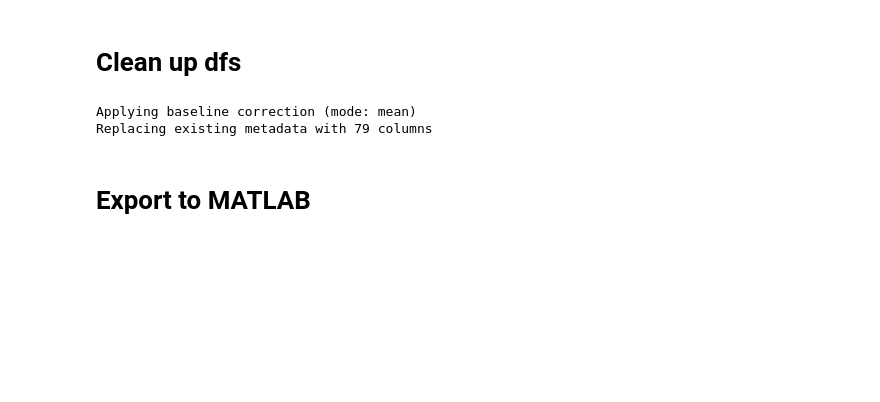
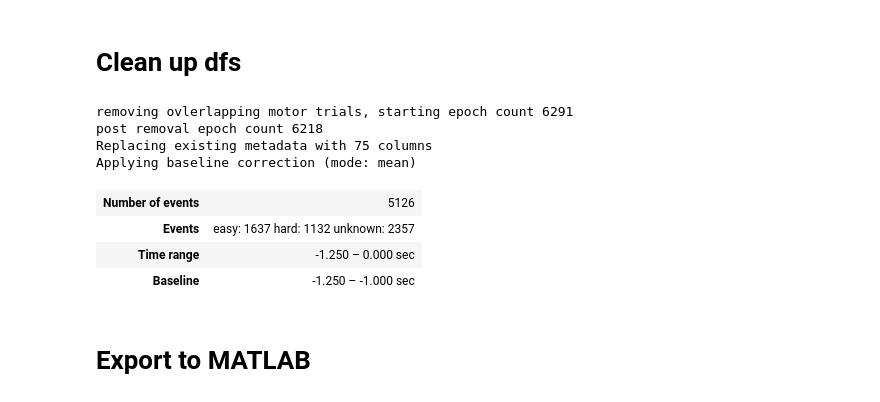
Before and after one commit to schko/mna, a Jupyter notebook: notebooks/motor_paper/eeg2beh.ipynb, the cells around one changed output. Saved outputs shown, nothing was run; the diff lists cells and outputs as text; code cells hidden in the pictures; blank space fills up the shorter version.

```diff
--- a/notebooks/motor_paper/eeg2beh.ipynb
+++ b/notebooks/motor_paper/eeg2beh.ipynb
@@ -97,12 +46,15 @@ def str_list_to_list(lst):
 # %%
-output_dir = '../output/batch_analysis_non_baseline_non_averaged/'
+output_dir = f"{path_to_base_package}/output/batch_analysis_motor/"
+output_dir_non_baseline_non_average = f"{path_to_base_package}/output/batch_analysis_motor/saved_files_non_baseline_non_average/" # saved files directory (trial or motor)
 remove_sessions = [(15,1),(22,1)]
+p_val_criteria = 0.05
+preturn = 1000
 rel_regions = {'premotor_regions': ['FC3', 'FC1', 'FCz', 'FC2', 'FC4'], 'dorsolateral_prefrontal': ['AF3', 'AFz', 'AF4'], 'intermediate_frontal': ['F3', 'F1', 'Fz', 'F2', 'F4']}
 all_regions = sum(rel_regions.values(),[])
 
-pupil_df = pd.read_csv(f"../output/pupil_exposure/participant_level_exposure_fits.csv")
+pupil_df = pd.read_csv(f"{path_to_base_package}/output/pupil_exposure/participant_level_exposure_fits.csv")
 trial_dfs = pd.read_csv(f"{output_dir}all_results.csv")
-motor_dfs = read_motor_csvs()
+motor_dfs = read_motor_csvs(output_dir)
 motor_dfs['post_steer_event_raw'] = motor_dfs['post_steer_event_raw'].apply(str_list_to_list)
-motor_epochs = get_motor_epochs()
+motor_epochs = get_motor_epochs(output_dir_non_baseline_non_average)
 # %% [output]
@@ -127,6 +77,26 @@ eye_cols = ['Left Pupil Diameter', "NSLR_count_Fixation", "NSLR_count_Saccade",
 ecg_cols = ['bpm', 'sdnn', 'rmssd', 'pnn50']  # rmssd = parasympathetic
 motor_cols = ['abs_sum_delta_steer_input', 'abs_sum_delta_brake_input', 'abs_sum_delta_throttle_input']
 
+def remove_motor_overlaps(test_df):
+    test_df = test_df.reset_index(drop=True)
+    trial_list = list(zip(test_df.trial_start_time, test_df.trial_end_time, test_df.index))
+    overlaps = []
+    for i in range(1,len(trial_list)):
+        base_data = trial_list[i]
+        check_data = trial_list[i-1]
+        if base_data[1] > check_data[0] and base_data[1] <= check_data[1]:
+            overlaps.append((base_data, check_data, base_data[1]-check_data[0], base_data[2], check_data[2]))
+            assert base_data[1]-check_data[0] != 1, 'Major issue, repeating trials found. Double check'
+    drop_rows = []
+    for overlap in overlaps:
+        row_1 = test_df.iloc[overlap[-1]]
+        row_2 = test_df.iloc[overlap[-2]]
+        if np.argmax([row_1.Abs_Steer_Wheel_Degree, row_2.Abs_Steer_Wheel_Degree]) == 0: # if row 1 has larger steer motion, drop the other
+            drop_rows.append(overlap[-2])
+        else:
+            drop_rows.append(overlap[-1])
+    test_df = test_df.drop(drop_rows,axis=0)
+    return test_df
 
 def clean_up_trials(input_df):
     all_dfs_final = clean_up_adadrive_trials(input_df.copy())
@@ -150,52 +120,76 @@ def clean_up_trials(input_df):
 trial_dfs = clean_up_trials(trial_dfs)
 trial_dfs = trial_dfs.loc[~trial_dfs.ppid_session.isin([f"{es[0]}_{es[1]}" for es in remove_sessions])]
 motor_dfs = clean_up_trials(motor_dfs)
-
+print(f"removing ovlerlapping motor trials, starting epoch count {len(motor_dfs)}")
+motor_dfs = remove_motor_overlaps(motor_dfs)
+print(f"post removal epoch count {len(motor_dfs)}")
 # luminance effect removal from pupil diameter
 trial_dfs['Raw Left Pupil Diameter'] = trial_dfs['Left Pupil Diameter']
 motor_dfs['Raw Left Pupil Diameter'] = motor_dfs['Left Pupil Diameter']
-p_val_criteria = 0.05
-for index, row in trial_dfs.reset_index(drop=True).iloc[1:].iterrows():
+trial_dfs = trial_dfs.reset_index(drop=True)
+adjustments=[]
+for index, row in trial_dfs.iloc[1:].iterrows():
     last_ppid = trial_dfs.iloc[index - 1].ppid
     last_session = trial_dfs.iloc[index - 1].session
     last_trial = trial_dfs.iloc[index - 1].trial
     last_opacity = trial_dfs.iloc[index - 1].density
     if ((row.ppid == last_ppid) & (row.session == last_session) & (row.trial == last_trial + 1)):  # if continuous
         # if there is a significant effect of opacity on pupil
         if pupil_df.loc[pupil_df['sub'] == last_ppid, 'p_opacities'].values < p_val_criteria:
             this_opacity = row.density
             this_pupil_diameter = row['Left Pupil Diameter']
             weight = pupil_df.loc[pupil_df['sub'] == last_ppid, 'w_opacities']
-            adjustment = (this_opacity - last_opacity) * weight
-            trial_dfs.iloc[index, trial_dfs.columns.get_loc('Left Pupil Diameter')] -= adjustment
+            adjustment = ((this_opacity - last_opacity) * weight).values[0]
+            trial_dfs.iloc[index, trial_dfs.columns.get_loc('Left Pupil Diameter')] += adjustment
+            # this needs to be converted to array b/c of pandas issues
+            old_pupil_value = np.array(motor_dfs.loc[(motor_dfs.ppid == last_ppid) & (motor_dfs.session == last_session) & (
+                        motor_dfs.trial == last_trial + 1), 'Left Pupil Diameter'])
             motor_dfs.loc[(motor_dfs.ppid == last_ppid) & (motor_dfs.session == last_session) & (
-                        motor_dfs.trial == last_trial + 1), 'Left Pupil Diameter'] -= adjustment  # update motor df too
+                        motor_dfs.trial == last_trial + 1), 'Left Pupil Diameter'] = (old_pupil_value-adjustment).T  # update motor df too
+            # do also for motor_epochs
+            old_pupil_value = motor_epochs.metadata.loc[(motor_epochs.metadata.ppid == last_ppid) &
+                                      (motor_epochs.metadata.session == last_session) &
+                                      (motor_epochs.metadata.trial == last_trial + 1), 'Left Pupil Diameter']
             motor_epochs.metadata.loc[(motor_epochs.metadata.ppid == last_ppid) &
                                       (motor_epochs.metadata.session == last_session) &
-                                      (
-                                                  motor_epochs.metadata.trial == last_trial + 1), 'Left Pupil Diameter'] += adjustment  # update motor epochs too
+                                      (motor_epochs.metadata.trial == last_trial + 1), 'Left Pupil Diameter'] = (old_pupil_value-adjustment).T
 # pupil bins
 motor_dfs['pupil_bin'] = motor_dfs.groupby(['ppid'])['Left Pupil Diameter'].transform(
     lambda x: pd.qcut(x, 2, labels=['low', 'high']))
 trial_dfs['pupil_bin'] = trial_dfs.groupby(['ppid'])['Left Pupil Diameter'].transform(
     lambda x: pd.qcut(x, 2, labels=['low', 'high']))
 motor_epochs.metadata['pupil_bin'] = motor_epochs.metadata.groupby(['ppid'])['Left Pupil Diameter'].transform(
     lambda x: pd.qcut(x, 2, labels=['low', 'high']))
 motor_dfs['pupil_bin_encoded'] = motor_dfs.groupby(['ppid'])['Left Pupil Diameter'].transform(
     lambda x: pd.qcut(x, 2, labels=[0, 1]))
 trial_dfs['pupil_bin_encoded'] = trial_dfs.groupby(['ppid'])['Left Pupil Diameter'].transform(
     lambda x: pd.qcut(x, 2, labels=[0, 1]))
 motor_epochs.metadata['pupil_bin_encoded'] = motor_epochs.metadata.groupby(['ppid'])['Left Pupil Diameter'].transform(
     lambda x: pd.qcut(x, 2, labels=[0, 1]))
-preturn = 1000
-motor_epochs.apply_baseline((-(preturn / 1000), -((preturn - 250) / 1000)))
+
 
 # participant-level binning of motor data, replaces the session-level info already there
 motor_dfs = get_motor_intensity_info(motor_dfs)
 motor_epochs.metadata = get_motor_intensity_info(motor_epochs.metadata)
+
+
+# ensure that epochs that removed from motor epochs are also removed from EEG analysis (we don't do the reverse since we have non-eeg, usable data)
+df_all = motor_epochs.metadata[['ppid', 'session', 'block', 'trial']].merge(motor_dfs[['ppid', 'session', 'block', 'trial']].drop_duplicates(), on=['ppid', 'session', 'block', 'trial'],
+                   how='inner', indicator=True)
+i1 = motor_epochs.metadata.set_index(['ppid', 'session', 'block', 'trial']).index
+i2 = df_all.set_index(['ppid', 'session', 'block', 'trial']).index
+motor_epochs = motor_epochs[i1.isin(i2)]
+# motor_epochs.set_eeg_reference('average') # custom eeg reference is not allowed for MNE source modeling
+motor_epochs.apply_baseline((-((preturn+250) / 1000), -((preturn) / 1000)))
 # %% [output]
+removing ovlerlapping motor trials, starting epoch count 6291
+post removal epoch count 6218
+Replacing existing metadata with 75 columns
 Applying baseline correction (mode: mean)
-Replacing existing metadata with 79 columns
+| Number of events | 5126 |
+| Events | easy: 1637 hard: 1132 unknown: 2357 |
+| Time range | -1.250 – 0.000 sec |
+| Baseline | -1.250 – -1.000 sec |
 # %% [markdown]
 # Export to MATLAB
 # %%
```
Also changed, not shown: parts of 7 cells of this notebook, 7 other files.
